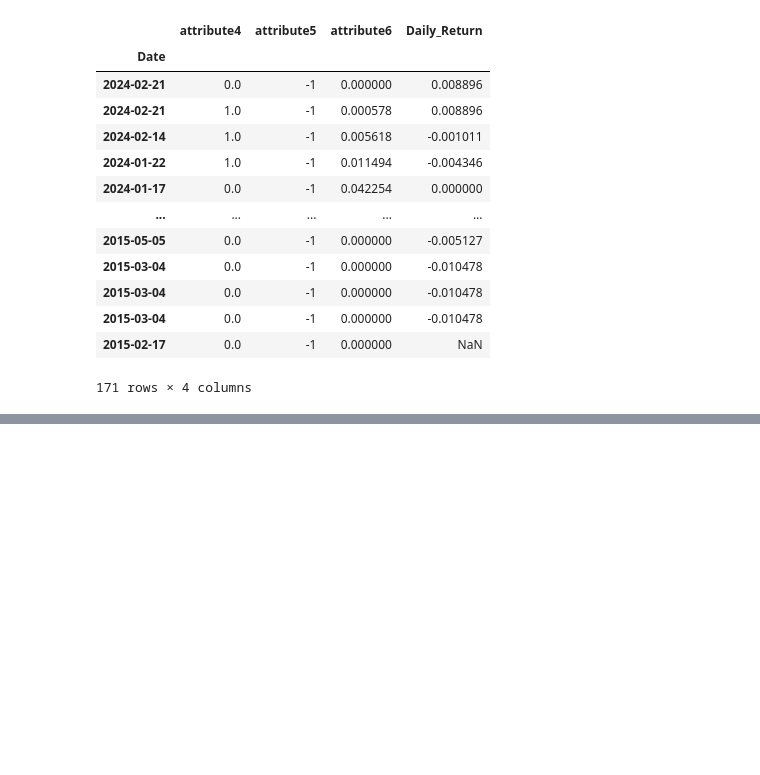
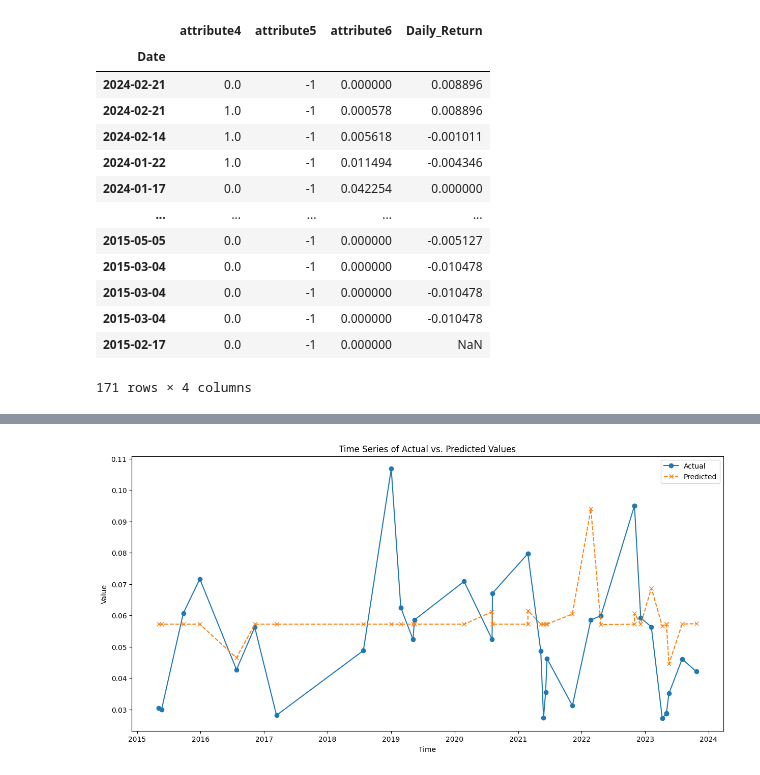
Before and after one commit to yangzehao98/News_Sentiment_Friday_Project, a Jupyter notebook: run_pipeline/read_display.ipynb, the cells around one changed output, grey strips where cells are left out. Cells and saved outputs as stored; diff of their text form; code cells hidden in the pictures; blank space fills up the shorter version.

```diff
--- a/run_pipeline/read_display.ipynb
+++ b/run_pipeline/read_display.ipynb
@@ -139,4 +138,9 @@ ko_data['Daily_Return'] = ko_data['Adj Close'].pct_change()
 ko_returns_on_dates = ko_data.loc[ko_data.index.isin(dates)]
 # %% [output]
 [*********************100%%**********************]  1 of 1 completed
+# %%
+# Calculate rolling 7 days volatility
+import numpy as np
+
+vol_df = np.log(ko_data).diff().rolling(7).std()
 # %%
@@ -156,6 +160,12 @@ ko_returns_on_dates
 | 2024-02-14 | 59.169998 | 59.590000 | 59.040001 | 59.290001 | 59.290001 | 15872500 | -0.001011 |
 | 2024-02-21 | 60.990002 | 61.279999 | 60.830002 | 61.240002 | 61.240002 | 14378300 | 0.008896 |
 137 rows × 7 columns
+# %%
+import numpy as np
+
+vol_df_close_vol = vol_df['Close'] * np.sqrt(252/7)
+# %%
+new_df_vol = new_df.merge(vol_df_close_vol, how='left', on='Date')
 # %%
 new_df.rename(columns={'attribute0': 'Date'}, inplace=True)
 # %%
@@ -184,5 +228,7 @@ merged_df
 # %%
 merged_df = merged_df.dropna()
+# %%
+new_df_vol.dropna(inplace=True)
 # %%
 import pandas as pd
 import statsmodels.api as sm
@@ -228,0 +430,19 @@ attribute6    -0.0022      0.103     -0.021      0.983      -0.205       0.200
+# %%
+import matplotlib.pyplot as plt
+# plot predictions and y_test in a time-series plot
+time_index = X_test.index
+display_df = pd.DataFrame({'y_test': y_test.to_list(), 'prediction': [x[0] for x in list(predictions)]}, index=time_index)
+# Sort the DataFrame by its DateTimeIndex
+display_df_sorted = display_df.sort_index()
+
+# Plot
+plt.figure(figsize=(15, 7))
+plt.plot(display_df_sorted.index, display_df_sorted['y_test'], label='Actual', marker='o')
+plt.plot(display_df_sorted.index, display_df_sorted['prediction'], label='Predicted', linestyle='--', marker='x')
+plt.title('Time Series of Actual vs. Predicted Values')
+plt.xlabel('Time')
+plt.ylabel('Value')
+plt.legend()
+plt.show()
+# %% [output]
+[figure, added]
```
Also changed, not shown: parts of 11 cells of this notebook, 1 other file.
